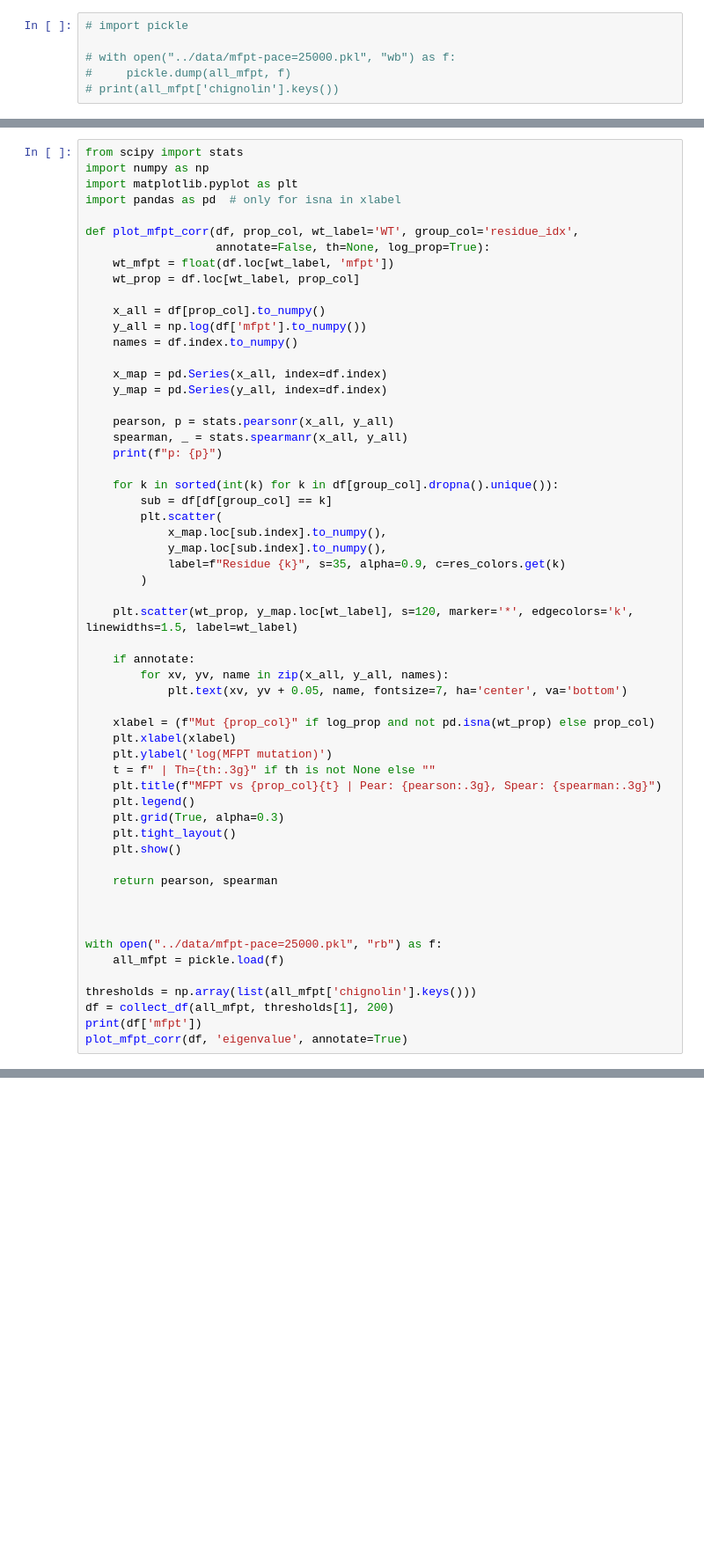
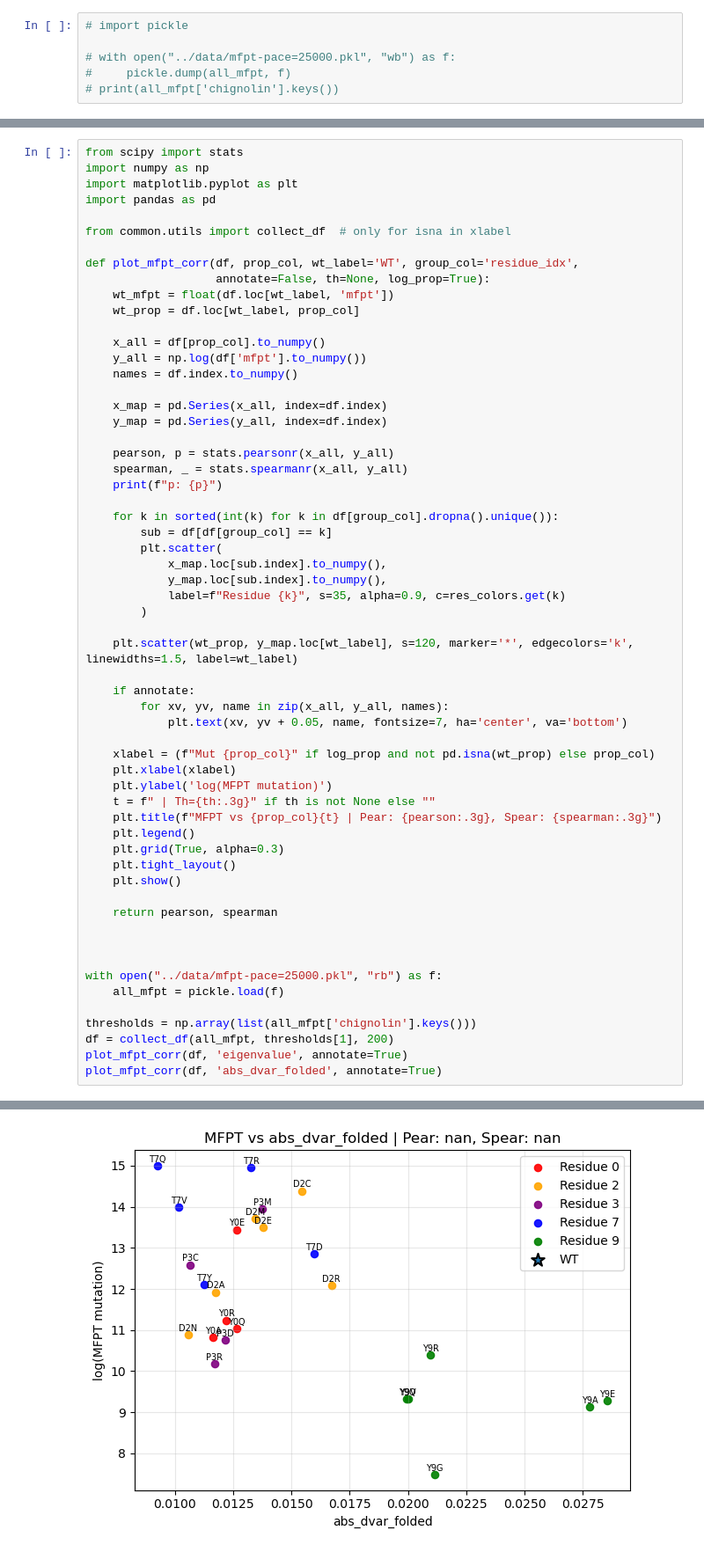
Before and after one commit to MendelsResearchGroup/guiding-peptide-kinetics, a Jupyter notebook: src/fpt.ipynb, the cells around one changed output, grey strips where cells are left out. Shown at 88% size. Drawn from its saved outputs; the diff is of its cells as text; blank space fills up the shorter version.

Commit message:
Organise plots for paper, at least begin

```diff
--- a/src/fpt.ipynb
+++ b/src/fpt.ipynb
@@ -119,7 +59,9 @@ def color_map(keys):
 from scipy import stats
 import numpy as np
 import matplotlib.pyplot as plt
-import pandas as pd  # only for isna in xlabel
+import pandas as pd
+
+from common.utils import collect_df  # only for isna in xlabel
 
 def plot_mfpt_corr(df, prop_col, wt_label='WT', group_col='residue_idx',
                    annotate=False, th=None, log_prop=True):
@@ -170,6 +112,6 @@ with open("../data/mfpt-pace=25000.pkl", "rb") as f:
 
 thresholds = np.array(list(all_mfpt['chignolin'].keys()))
 df = collect_df(all_mfpt, thresholds[1], 200)
-print(df['mfpt'])
 plot_mfpt_corr(df, 'eigenvalue', annotate=True)
+plot_mfpt_corr(df, 'abs_dvar_folded', annotate=True)
 # %% [output]
@@ -194,0 +121 @@ p: 0.0005161630387441321
+[figure, added]
```
Also changed, not shown: parts of 5 cells of this notebook, 18 other files.
